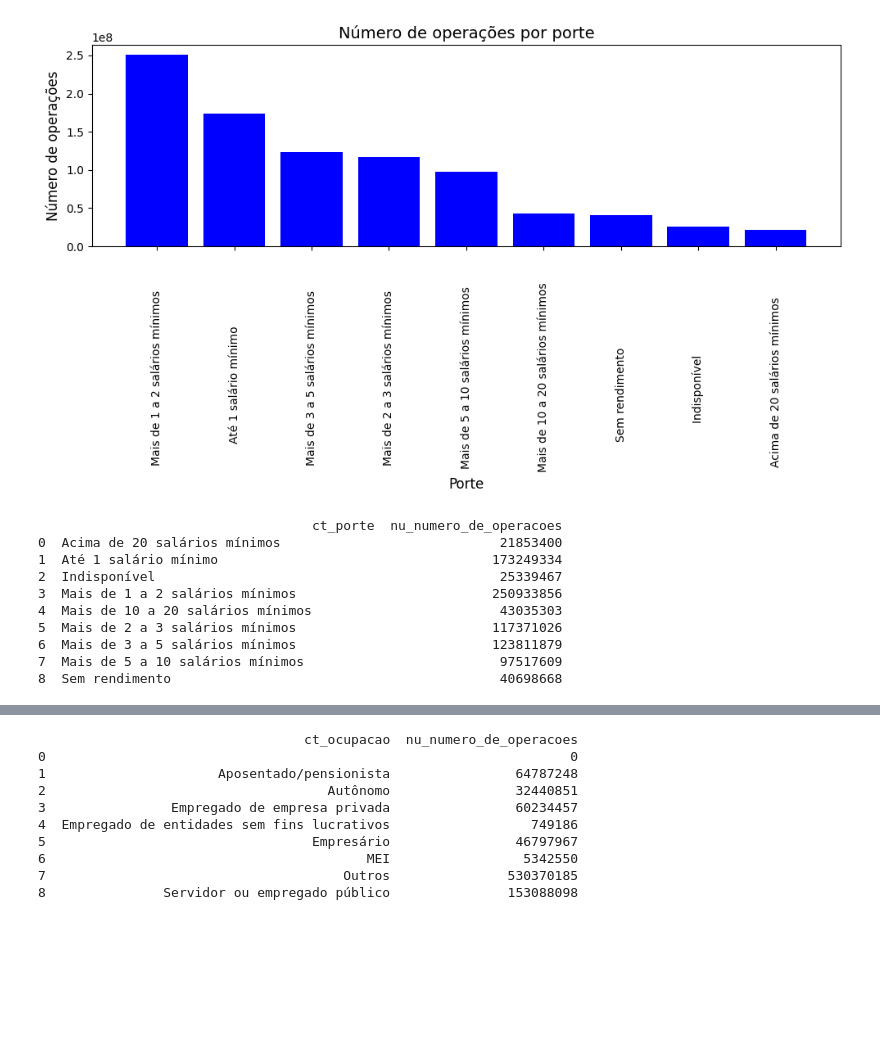
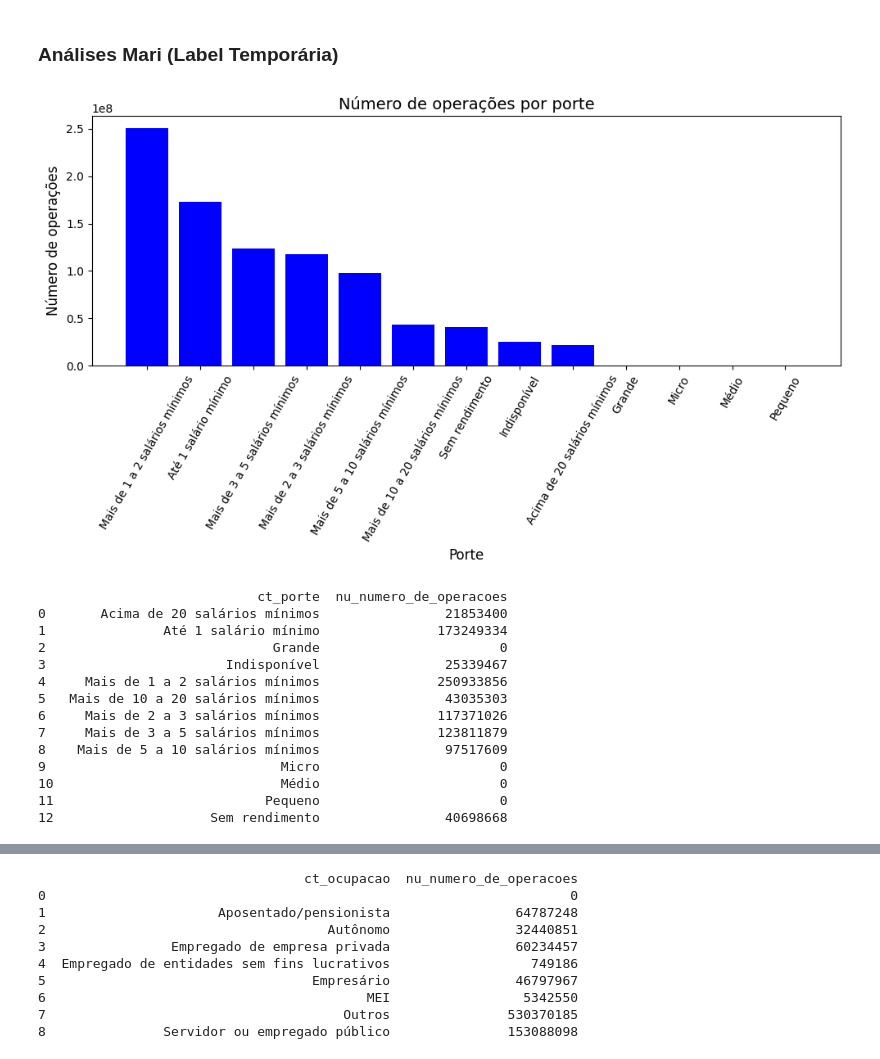
Before and after one commit to AutoProvision/market-analysis.notebook, a Jupyter notebook: analysis_pf.ipynb, the cells around one changed output, grey strips where cells are left out. Drawn from its saved outputs; the diff is of its cells as text; code cells hidden in the pictures; blank space fills up the shorter version.

Commit message:
análises unificadas

```diff
--- a/analysis_pf.ipynb
+++ b/analysis_pf.ipynb
@@ -8,6 +15,6 @@ import matplotlib.pyplot as plt
 pd.options.display.float_format = '{:.2f}'.format
 # %%
-df = pd.read_parquet('data/trusted/df.parquet')
+df = pd.read_parquet('data/refined/df.parquet')
 # %%
 df = df[df['ct_classificacao'] == 'PF']
 # %%
@@ -33,42 +141,40 @@ dtype: object
+# %% [markdown]
+### Análises Mari (Label Temporária)
 # %%
-# Agrupar os dados pela ocupação e somar a Carteira Inadimplida Arrastada
 df_grouped = df.groupby('ct_porte')['nu_numero_de_operacoes'].sum().reset_index()
 
-# Ordenar os dados para visualização mais clara
 df_grouped = df_grouped.sort_values(by='nu_numero_de_operacoes', ascending=False)
 
-# Plotar o gráfico
 plt.figure(figsize=(10, 6))
 plt.bar(df_grouped['ct_porte'], df_grouped['nu_numero_de_operacoes'], color='blue')
 
-# Configurar título e rótulos dos eixos
 plt.title('Número de operações por porte', fontsize=14)
 plt.xlabel('Porte', fontsize=12)
 plt.ylabel('Número de operações', fontsize=12)
 
-# Rotacionar os rótulos do eixo X para facilitar a leitura
-plt.xticks(rotation=90)
+plt.xticks(rotation=60)
 
-# Exibir o gráfico
 plt.tight_layout()
 plt.show()
 # %% [output]
-[figure, old version]
+[figure, new version]
 # %%
-# Agrupar por ocupação e somar os valores da carteira inadimplida arrastada
 df_grouped = df.groupby('ct_porte')['nu_numero_de_operacoes'].sum().reset_index()
 
-# Exibir o DataFrame agrupado
 print(df_grouped)
 # %% [output]
-                                   ct_porte  nu_numero_de_operacoes
-0  Acima de 20 salários mínimos                            21853400
-1  Até 1 salário mínimo                                   173249334
-2  Indisponível                                            25339467
-3  Mais de 1 a 2 salários mínimos                         250933856
-4  Mais de 10 a 20 salários mínimos                        43035303
-5  Mais de 2 a 3 salários mínimos                         117371026
-6  Mais de 3 a 5 salários mínimos                         123811879
-7  Mais de 5 a 10 salários mínimos                         97517609
-8  Sem rendimento                                          40698668
+                            ct_porte  nu_numero_de_operacoes
+0       Acima de 20 salários mínimos                21853400
+1               Até 1 salário mínimo               173249334
+2                             Grande                       0
+3                       Indisponível                25339467
+4     Mais de 1 a 2 salários mínimos               250933856
+5   Mais de 10 a 20 salários mínimos                43035303
+6     Mais de 2 a 3 salários mínimos               117371026
+7     Mais de 3 a 5 salários mínimos               123811879
+8    Mais de 5 a 10 salários mínimos                97517609
+9                              Micro                       0
+10                             Médio                       0
+11                           Pequeno                       0
+12                    Sem rendimento                40698668
 # %%
```
Also changed, not shown: parts of 13 cells of this notebook, 2 other files.
